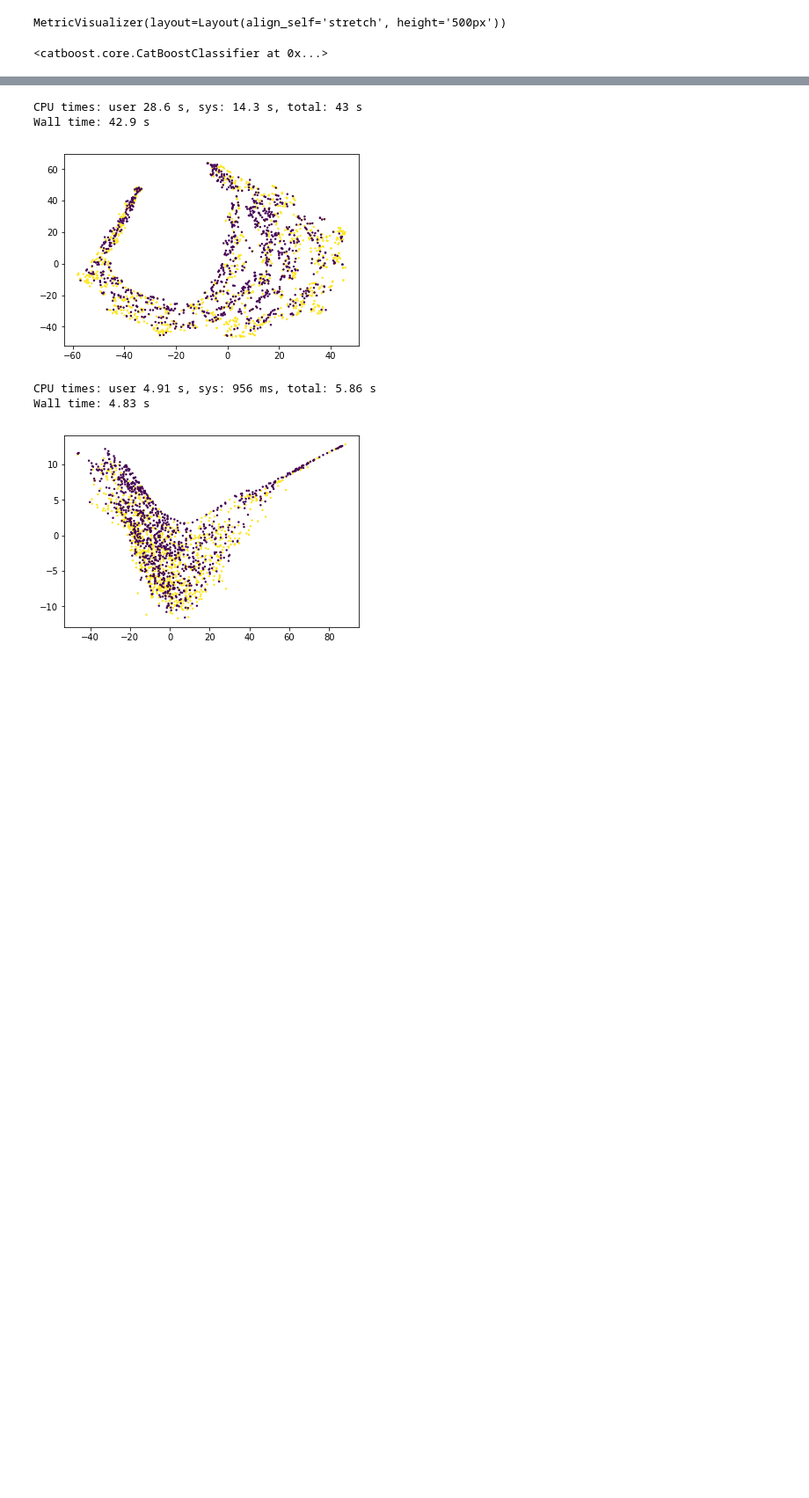
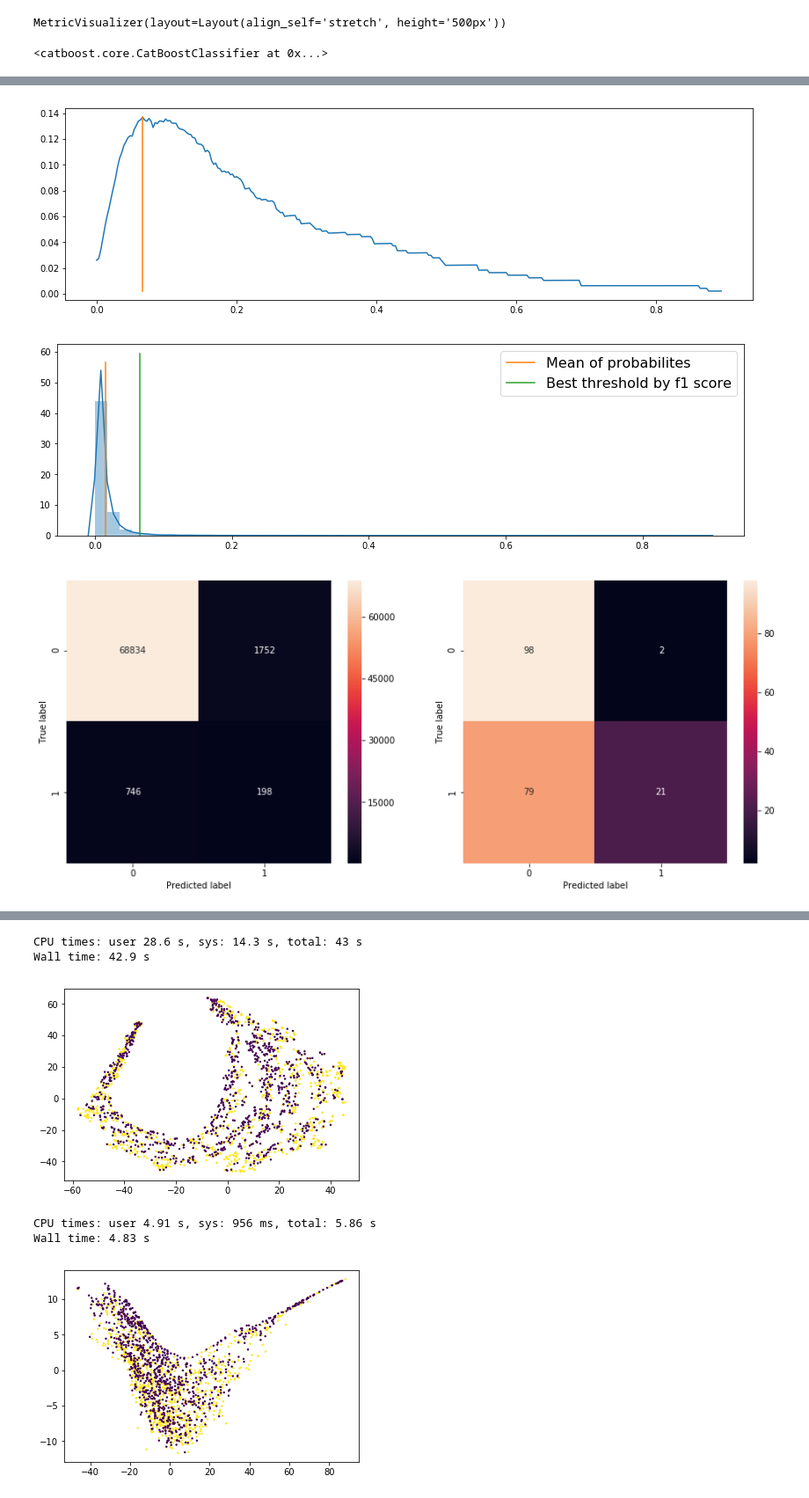
Before and after one commit to rkhass/Research, a Jupyter notebook: Catboost.ipynb, the cells around one changed output, grey strips where cells are left out. Shown at 88% size. Cells and saved outputs as stored; diff of their text form; code cells hidden in the pictures; blank space fills up the shorter version.

```diff
--- a/Catboost.ipynb
+++ b/Catboost.ipynb
@@ -103,0 +198,15 @@ Wall time: 4.49 s
+# %%
+%%time
+
+model = LogisticRegression(n_jobs=-1)
+model.fit(X_train, y_train)
+prediction_proba = model.predict_proba(X_test)
+prediction = prediction_proba[:, 1] > get_threshold_by_f1(prediction_proba, y_test, plot=True)
+plot_probas(prediction_proba, y_test)
+
+get_roc_auc_score(prediction_proba, y_test)
+get_pr_auc_score(prediction_proba, y_test)
+
+plot_confusion_matrix(prediction, y_test)
+plot_curves(prediction_proba, y_test)
+# %% [output]
@@ -103,0 +217,3 @@ Wall time: 4.49 s
+[figure, added]
+[figure, added]
+[figure, added]
```
Also changed, not shown: parts of 19 cells of this notebook, 7 other files.
